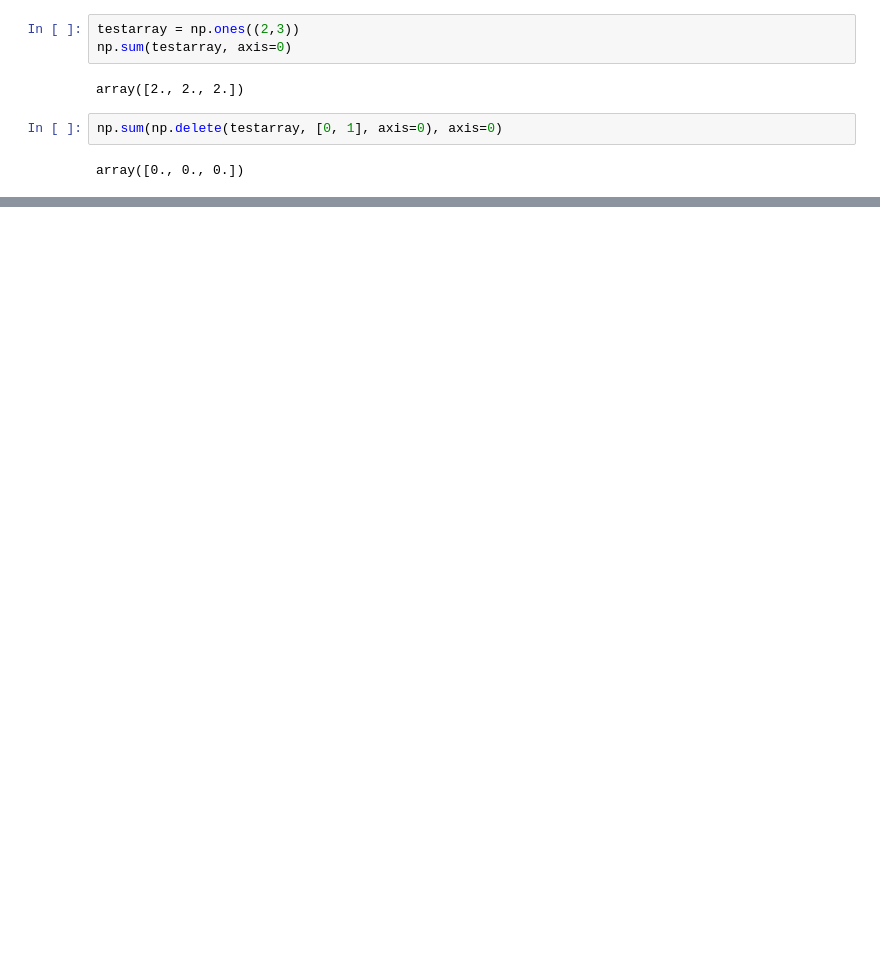
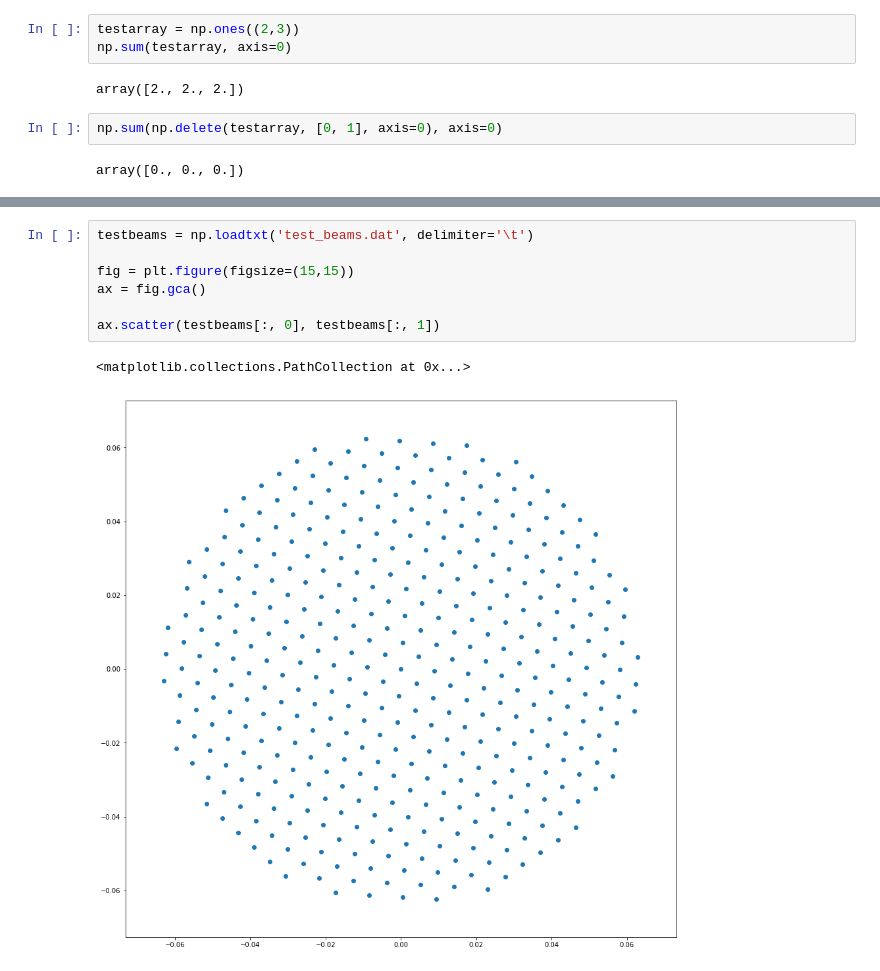
Before and after one commit to mmalenta/beam_tiling, a Jupyter notebook: Tiling.ipynb, the cells around one changed output, grey strips where cells are left out. Cells and saved outputs as stored; diff of their text form; blank space fills up the shorter version.

Commit message:
Added test beam positions

```diff
--- a/Tiling.ipynb
+++ b/Tiling.ipynb
@@ -282,0 +324,10 @@ AttributeError: 'list' object has no attribute 'empty'
+# %%
+testbeams = np.loadtxt('test_beams.dat', delimiter='\t')
+
+fig = plt.figure(figsize=(15,15))
+ax = fig.gca()
+
+ax.scatter(testbeams[:, 0], testbeams[:, 1])
+# %% [output]
+<matplotlib.collections.PathCollection at 0x...>
+[figure, added]
```
Also changed, not shown: parts of 10 cells of this notebook, 1 other file.
